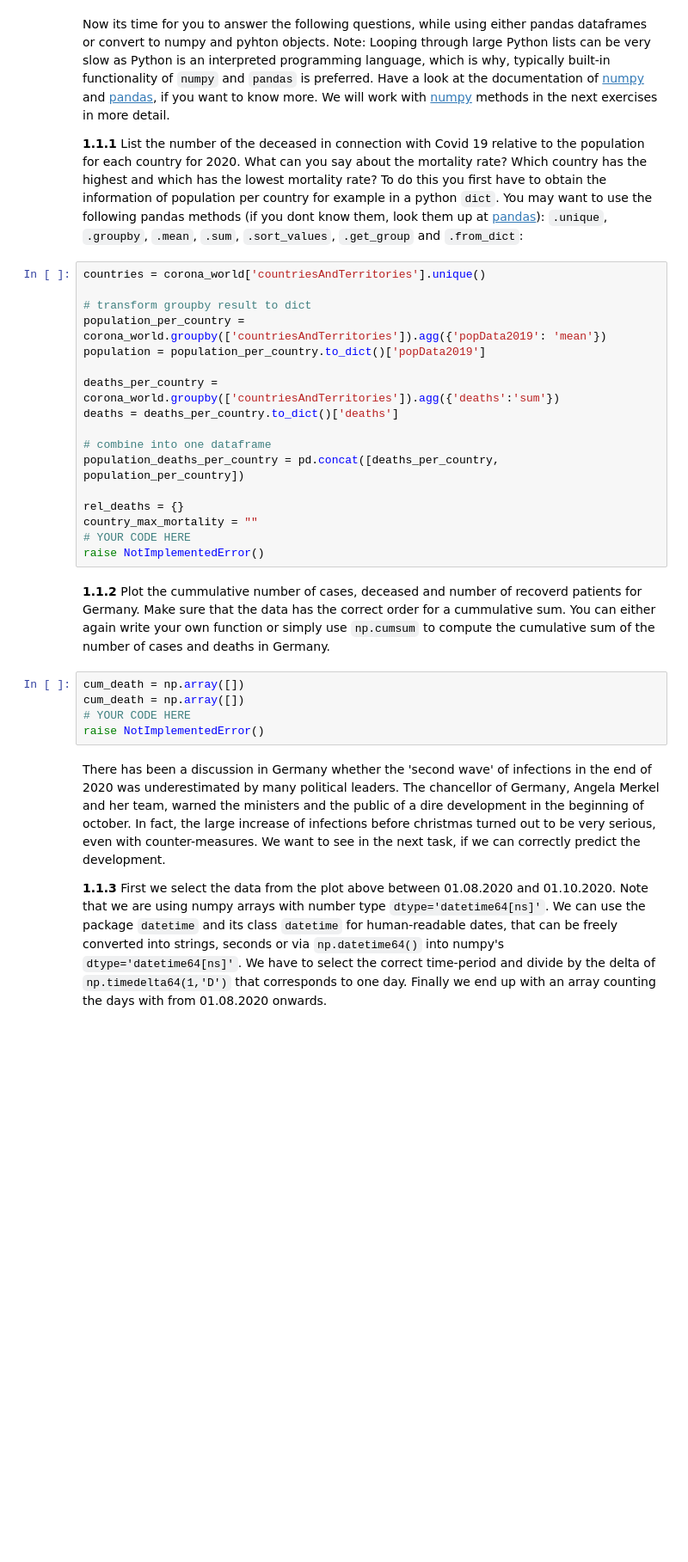
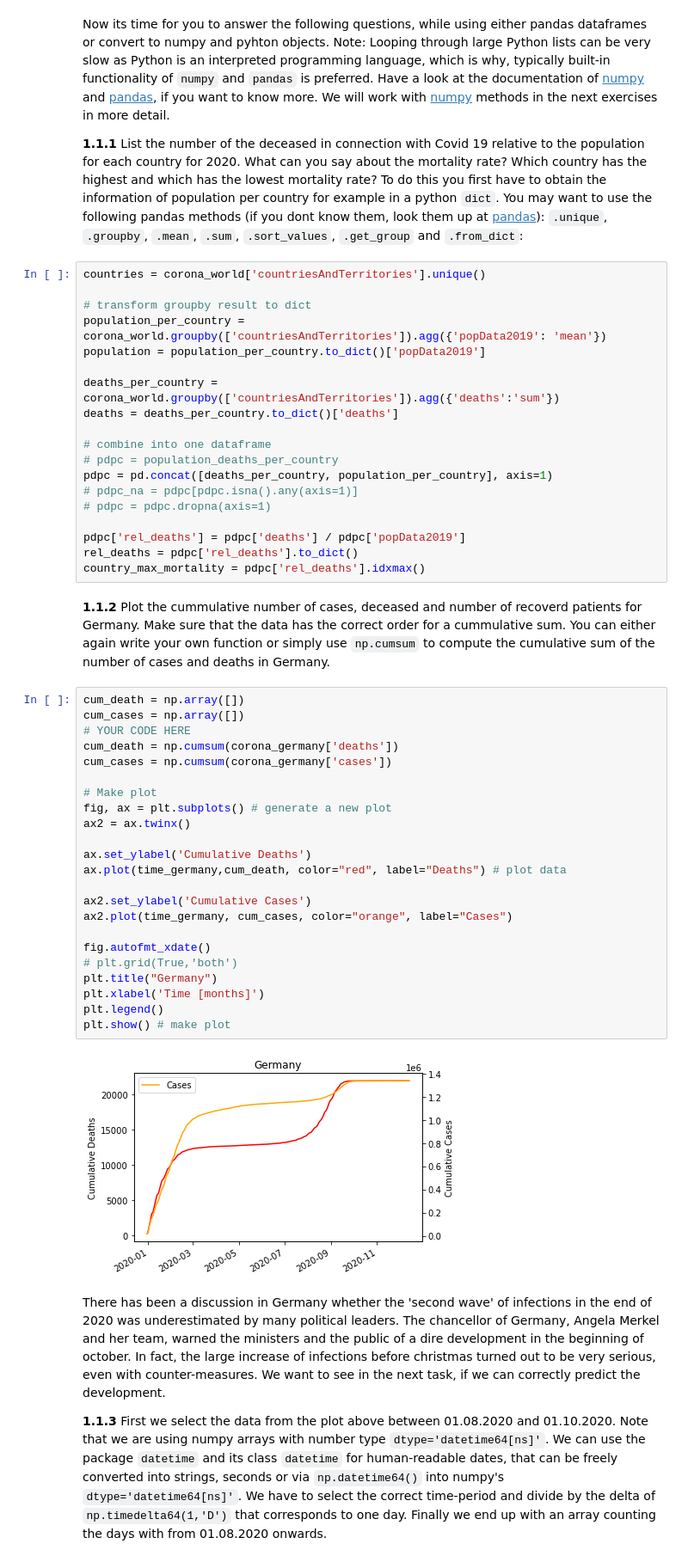
Before and after one commit to YYYasin19/kit-ml-natsc, a Jupyter notebook: Exercise_01/Exercise01.ipynb, the cells around one changed output. Shown at 86% size. Cells and saved outputs as stored; diff of their text form; blank space fills up the shorter version.

```diff
--- a/Exercise_01/Exercise01.ipynb
+++ b/Exercise_01/Exercise01.ipynb
@@ -106,19 +104,41 @@ deaths_per_country = corona_world.groupby(['countriesAndTerritories']).agg({'dea
 deaths = deaths_per_country.to_dict()['deaths']
 
 # combine into one dataframe
-population_deaths_per_country = pd.concat([deaths_per_country, population_per_country])
+# pdpc = population_deaths_per_country
+pdpc = pd.concat([deaths_per_country, population_per_country], axis=1)
+# pdpc_na = pdpc[pdpc.isna().any(axis=1)]
+# pdpc = pdpc.dropna(axis=1)
 
-rel_deaths = {}
-country_max_mortality = ""
-# YOUR CODE HERE
-raise NotImplementedError()
+pdpc['rel_deaths'] = pdpc['deaths'] / pdpc['popData2019']
+rel_deaths = pdpc['rel_deaths'].to_dict()
+country_max_mortality = pdpc['rel_deaths'].idxmax()
 # %% [markdown]
 **1.1.2** Plot the cummulative number of cases, deceased and number of recoverd patients for Germany. Make sure that the data has the correct order for a cummulative sum. You can either again write your own function or simply use ``np.cumsum`` to compute the cumulative sum of the number of cases and deaths in Germany.
-# %%
-cum_death = np.array([])
-cum_death = np.array([])
-# YOUR CODE HERE
-raise NotImplementedError()
+# %%
+cum_death = np.array([])
+cum_cases = np.array([])
+# YOUR CODE HERE
+cum_death = np.cumsum(corona_germany['deaths'])
+cum_cases = np.cumsum(corona_germany['cases'])
+
+# Make plot
+fig, ax = plt.subplots() # generate a new plot
+ax2 = ax.twinx()
+
+ax.set_ylabel('Cumulative Deaths')
+ax.plot(time_germany,cum_death, color="red", label="Deaths") # plot data
+
+ax2.set_ylabel('Cumulative Cases')
+ax2.plot(time_germany, cum_cases, color="orange", label="Cases")
+
+fig.autofmt_xdate()
+# plt.grid(True,'both')
+plt.title("Germany")
+plt.xlabel('Time [months]')
+plt.legend()
+plt.show() # make plot
+# %% [output]
+[figure, added]
 # %% [markdown]
 There has been a discussion in Germany whether the 'second wave' of infections in the end of 2020 was underestimated by many political leaders. The chancellor of Germany, Angela Merkel and her team, warned the ministers and the public of a dire development in the beginning of october. In fact, the large increase of infections before christmas turned out to be very serious, even with counter-measures. We want to see in the next task, if we can correctly predict the development.
 
```
Also changed, not shown: parts of 9 cells of this notebook.
